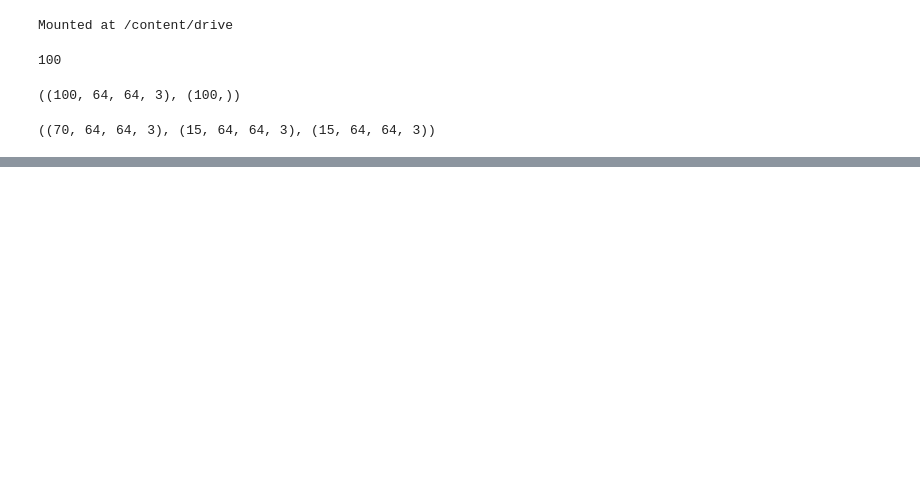
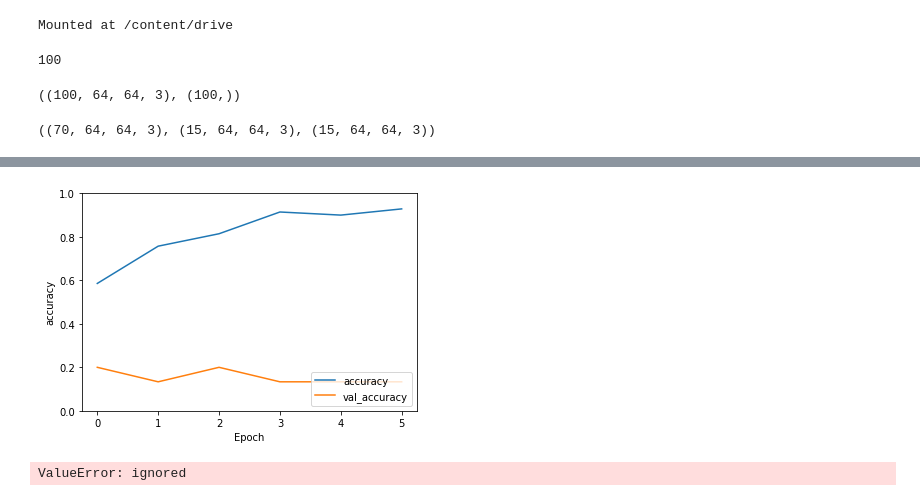
Before and after one commit to oktaviacitra/classification, a Jupyter notebook: VillainClassification.ipynb, the cells around one changed output, grey strips where cells are left out. Saved outputs shown, nothing was run; the diff lists cells and outputs as text; code cells hidden in the pictures; blank space fills up the shorter version.

```diff
--- a/VillainClassification.ipynb
+++ b/VillainClassification.ipynb
@@ -204,0 +229,14 @@ Epoch 4: early stopping
+# %%
+graph_history('accuracy', 'val_accuracy', [0.0, 1.0])
+# %% [output]
+[figure, added]
+# %%
+from sklearn.metrics import accuracy_score, precision_score, recall_score, f1_score
+
+y_pred = model.predict(X_test)
+print('accuracy : %.4f' % (accuracy_score(y_test, y_pred)) )
+print('precision : %.4f' % (precision_score(y_test, y_pred, average='macro')) )
+print('recall : %.4f' % (recall_score(y_test, y_pred, average='macro')) )
+print('f1 : %.4f' % (f1_score(y_test, y_pred, average='macro')) )
+# %% [output]
+ValueError: ignored
```
Also changed, not shown: parts of 8 cells of this notebook.
